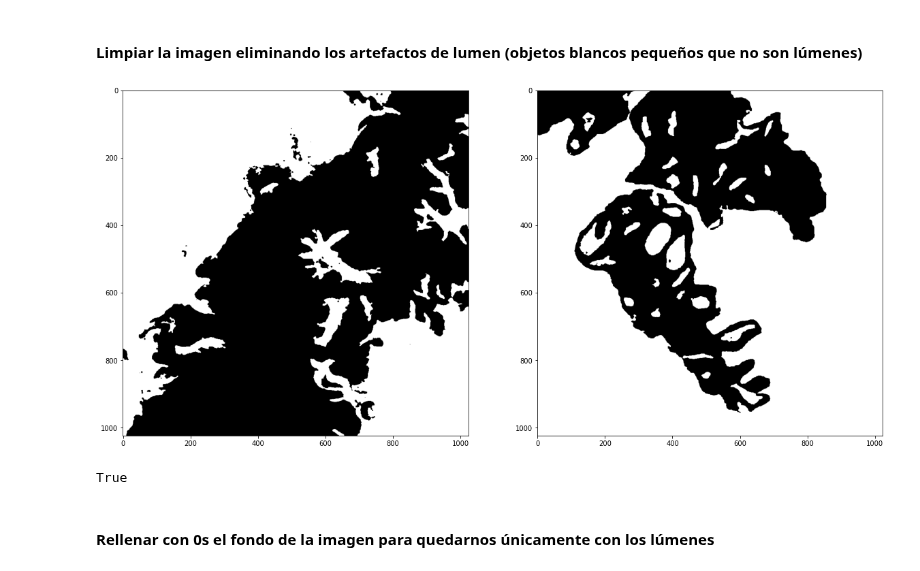
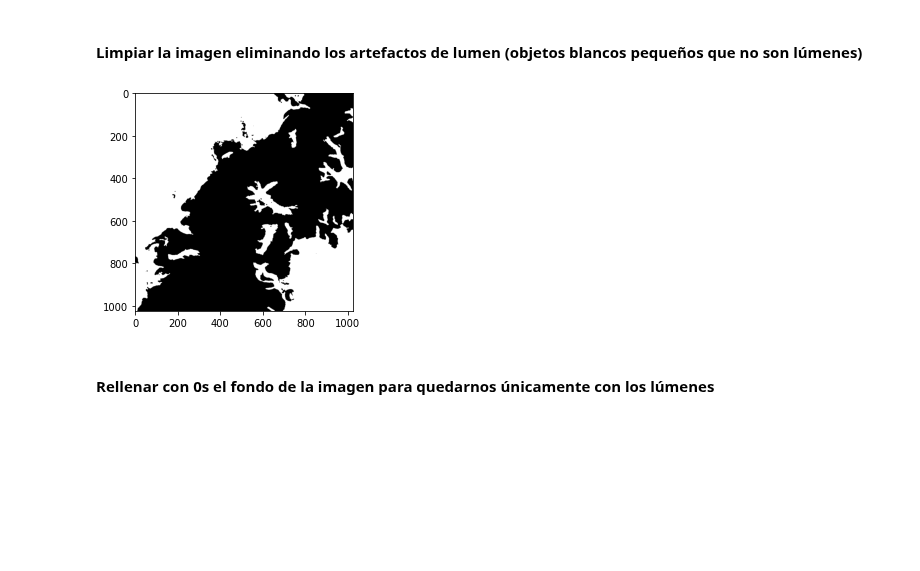
Before and after one commit to GZabalaG/AIMaster, a Jupyter notebook: Supervised/Actividad_Portfolio.ipynb, the cells around one changed output. Saved outputs shown, nothing was run; the diff lists cells and outputs as text; code cells hidden in the pictures; blank space fills up the shorter version.

```diff
--- a/Supervised/Actividad_Portfolio.ipynb
+++ b/Supervised/Actividad_Portfolio.ipynb
@@ -33,0 +32,5 @@ plt.show
+# %%
+# Recuerda normalizar la imagen diviéndola entre 255
+histo_x = histo_x/255
+plt.imshow(histo_x, cmap='gray')
+plt.show
@@ -36,22 +52,12 @@ plt.show
 # %%
 # 1) Extrae la componente magenta de la imagen (que corresponde a la región tisular)
-
 with np.errstate(invalid='ignore', divide='ignore'):
-   k1 = 1 - np.max(histo_1, axis=2)
-   m1 = (1-histo_1[...,1] - k1)/(1-k1)
-
-   k2 = 1 - np.max(histo_2, axis=2)
-   m2 = (1-histo_2[...,1] - k2)/(1-k2)
+   k = 1 - np.max(histo_x, axis=2)
+   m = (1-histo_x[...,1] - k)/(1-k)
 
 # 2) Visualiza la imagen con la librería de matplotlib.
-fig, ax = plt.subplots (1, 2, figsize=(20, 10))
-
-ax[0].imshow(m1, cmap='gray')
-ax[1].imshow(m2, cmap='gray')
-plt.show()
+plt.imshow(m, cmap='gray')
 
 # 3) Guarda la imagen Magenta con cv2.imwrite con el nombre "1_imagen_magenta.png"
-
-cv.imwrite('1_imagen_magenta1.png', m1)
-cv.imwrite('1_imagen_magenta2.png', m2)
+savefile((m*255).astype('uint8'), dir, '1_imagen_magenta.png')
 # %% [output]
@@ -99,35 +88,22 @@ True
 # %%
 # 1) Utiliza la librería skimage.morphology.remove_small_objects.
 # Lee la documentación en https://scikit-image.org/docs/dev/api/skimage.morphology.html#skimage.morphology.remove_small_objects
 # Fija el umbral en 300 píxeles y la conectividad del objeto en 8 píxeles.
-
 from skimage import morphology
 
-removed_1 = morphology.remove_small_objects((mask_1//255).astype(bool), 300, connectivity=8)
-removed_2 = morphology.remove_small_objects((mask_2//255).astype(bool), 300, connectivity=8)
+removed = morphology.remove_small_objects((mask//255).astype(bool), 300, connectivity=8)
 
 # 2) Convierte la máscara generada en formato uint8
-
-removed_1 = (removed_1).astype('uint8')
-removed_2 = (removed_2).astype('uint8')
+removed = removed.astype('uint8')
 
 # 3) Visualiza la máscara resultante
-
-fig, ax = plt.subplots (1, 2, figsize=(20, 10))
-
-ax[0].imshow(removed_1, cmap='gray')
-ax[1].imshow(removed_2, cmap='gray')
-plt.show()
+plt.imshow(removed, cmap='gray')
 
 # 4) Guarda la máscara multiplicándola por 255 con el nombre "3_mascara_sin_artefactos.png"
-removed_1 = removed_1 * 255
-removed_2 = removed_2 * 255
-
-cv.imwrite('3_mascara_sin_artefactos1.png', removed_1)
-cv.imwrite('3_mascara_sin_artefactos2.png', removed_2)
+removed = removed * 255
+savefile(removed, dir, '3_mascara_sin_artefactos.png')
 # %% [output]
-[figure, old version]
+[figure, new version]
-True
 # %% [markdown]
 #### Rellenar con 0s el fondo de la imagen para quedarnos únicamente con los lúmenes
 # %%
```
Also changed, not shown: parts of 12 cells of this notebook.
